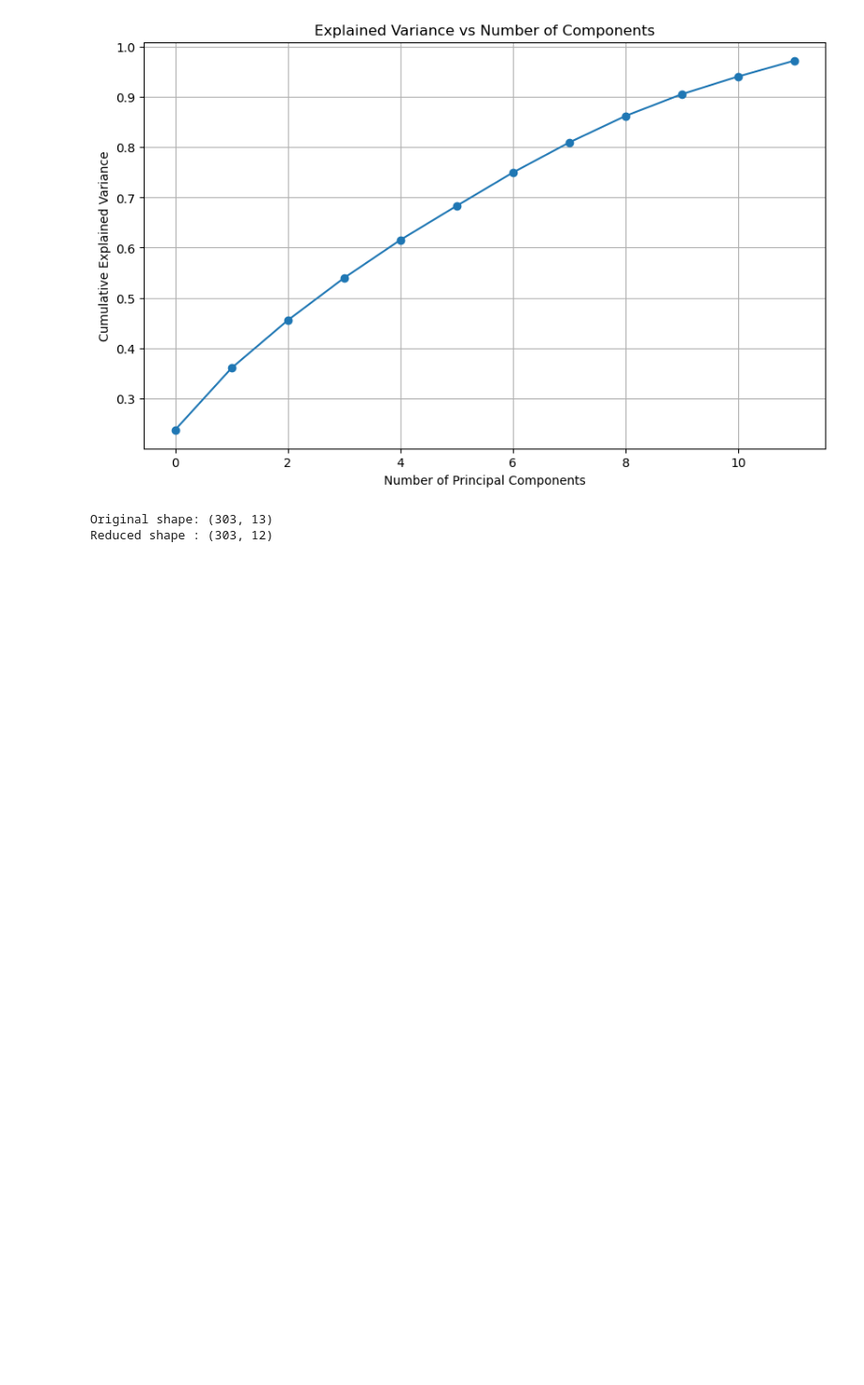
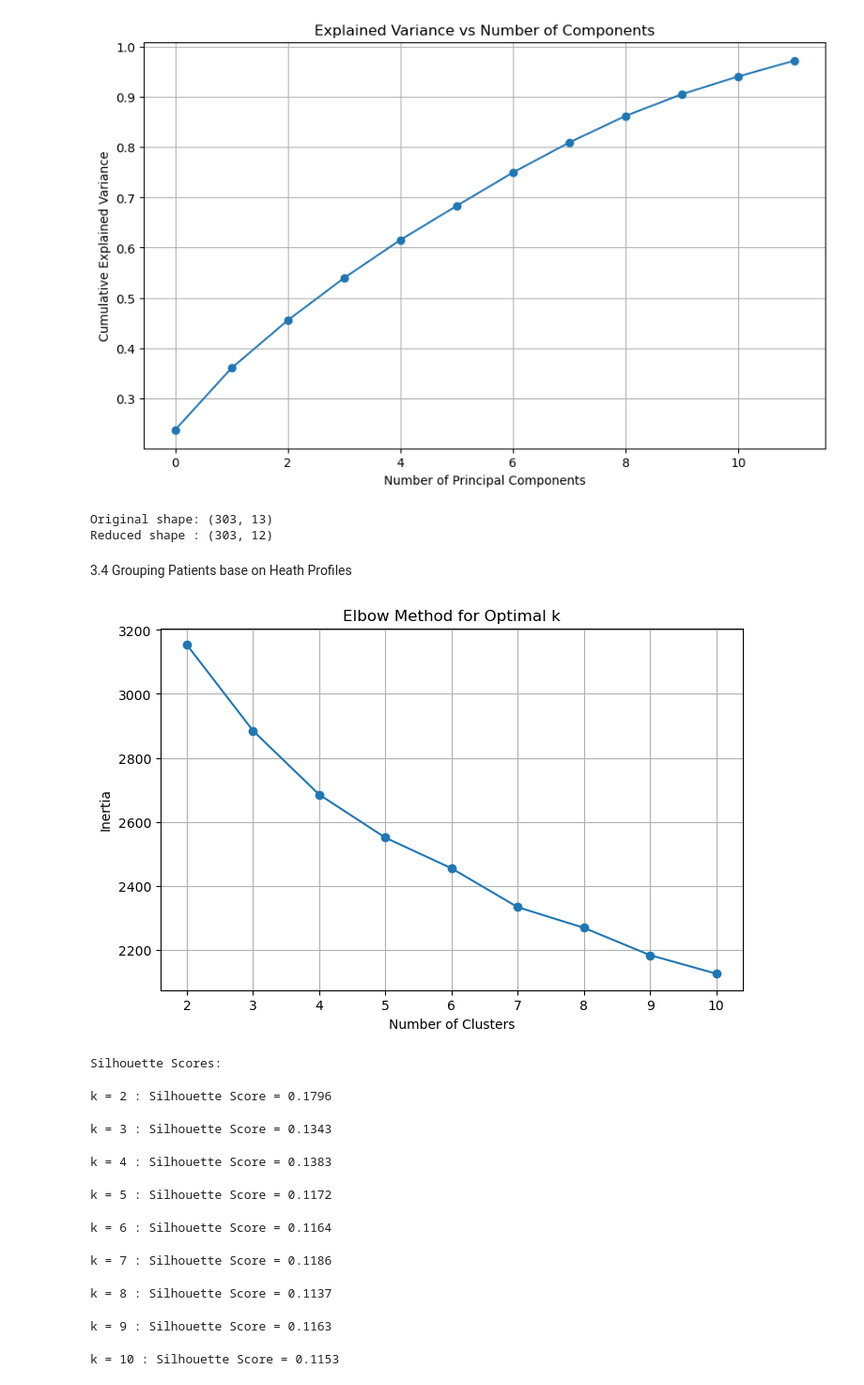
Before and after one commit to GireesheePendela/heart_disease_modeling_project, a Jupyter notebook: notebook.ipynb, the cells around one changed output. Shown: that part at 94% size. Drawn from its saved outputs; the diff is of its cells as text; code cells hidden in the pictures; blank space fills up the shorter version.

Commit message:
Clustering

```diff
--- a/notebook.ipynb
+++ b/notebook.ipynb
@@ -329,3 +329,65 @@ print("Reduced shape :", X_pca.shape)
 [figure]
 Original shape: (303, 13)
 Reduced shape : (303, 12)
+# %% [markdown]
+3.4 Grouping Patients base on Heath Profiles
+# %%
+from sklearn.cluster import KMeans
+from sklearn.metrics import silhouette_score
+import matplotlib.pyplot as plt
+import seaborn as sns
+
+# Step 1: Use PCA-reduced dataset (from previous step)
+# Assume X_pca is already defined from earlier PCA step
+
+# Step 2: Elbow Method to find optimal number of clusters
+inertia = []
+K = range(2, 11)  # Test k from 2 to 10
+for k in K:
+    kmeans = KMeans(n_clusters=k, random_state=42)
+    kmeans.fit(X_pca)
+    inertia.append(kmeans.inertia_)
+
+# Plot the Elbow Curve
+plt.figure(figsize=(8, 5))
+plt.plot(K, inertia, marker='o')
+plt.title('Elbow Method for Optimal k')
+plt.xlabel('Number of Clusters')
+plt.ylabel('Inertia')
+plt.grid(True)
+plt.show()
+
+# Step 3: Silhouette Scores for each k
+print("Silhouette Scores:")
+for k in range(2, 11):
+    kmeans = KMeans(n_clusters=k, random_state=42)
+    labels = kmeans.fit_predict(X_pca)
+    score = silhouette_score(X_pca, labels)
+    print(f"k = {k} : Silhouette Score = {score:.4f}")
+
+# Step 4: Choose optimal k (e.g., 3 based on elbow/silhouette) and fit KMeans
+optimal_k = 3  # You can adjust based on previous results
+kmeans_final = KMeans(n_clusters=optimal_k, random_state=42)
+clusters = kmeans_final.fit_predict(X_pca)
+
+# Step 5: Visualize Clusters on 2D PCA plot (first two components)
+plt.figure(figsize=(8, 6))
+sns.scatterplot(x=X_pca[:, 0], y=X_pca[:, 1], hue=clusters, palette='Set2', s=60)
+plt.title(f'K-Means Clustering (k={optimal_k}) on PCA-Reduced Data')
+plt.xlabel('Principal Component 1')
+plt.ylabel('Principal Component 2')
+plt.legend(title='Cluster')
+plt.grid(True)
+plt.show()
+# %% [output]
+[figure, added]
+Silhouette Scores:
+k = 2 : Silhouette Score = 0.1796
+k = 3 : Silhouette Score = 0.1343
+k = 4 : Silhouette Score = 0.1383
+k = 5 : Silhouette Score = 0.1172
+k = 6 : Silhouette Score = 0.1164
+k = 7 : Silhouette Score = 0.1186
+k = 8 : Silhouette Score = 0.1137
+k = 9 : Silhouette Score = 0.1163
+k = 10 : Silhouette Score = 0.1153
```
Also changed, not shown: parts of 1 cell of this notebook, 1 other file.
